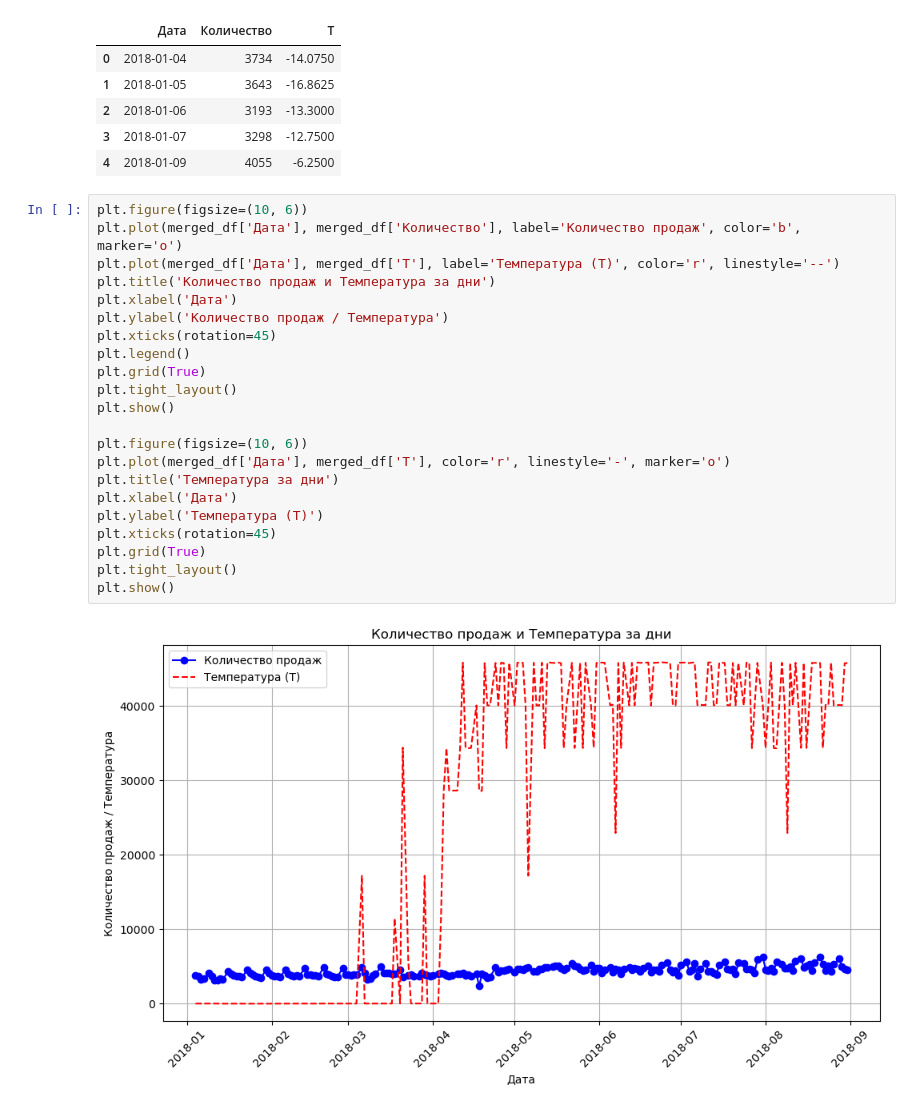
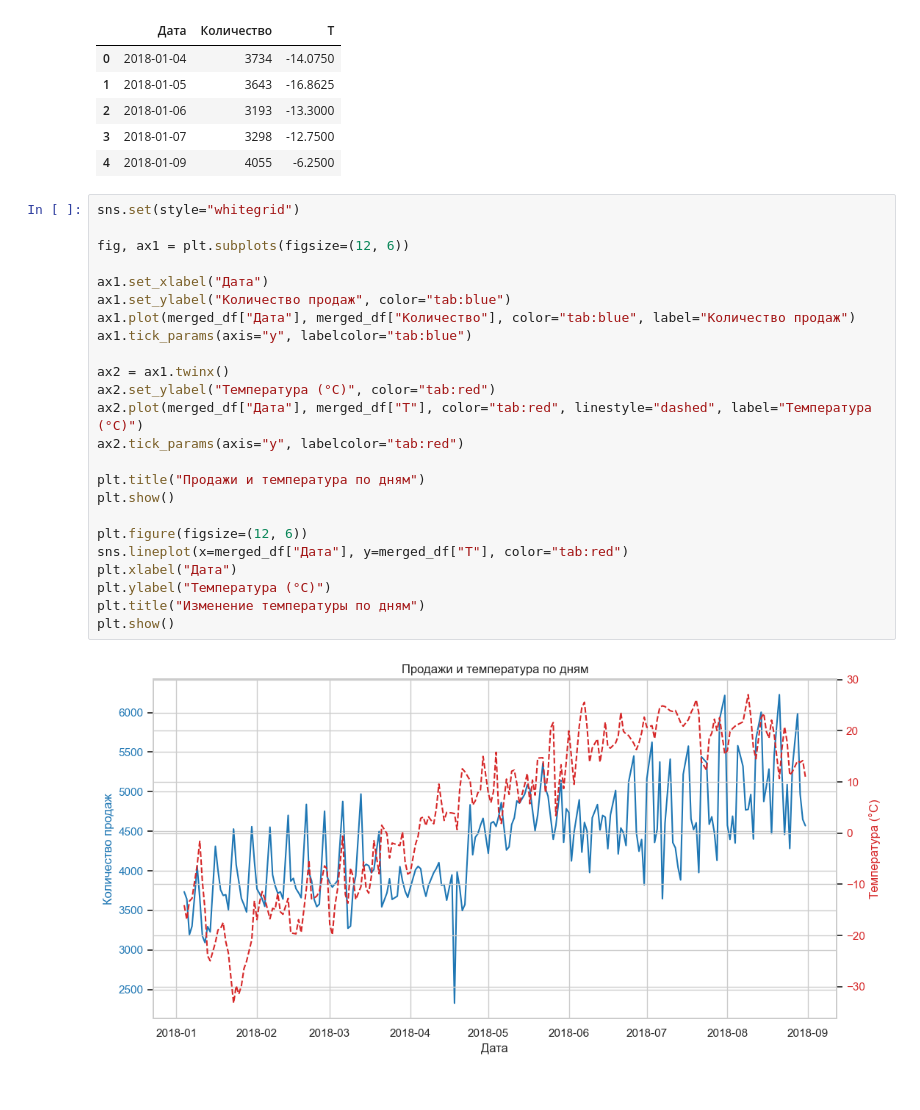
Before and after one commit to alibeksauletov/Python, a Jupyter notebook: Alibek_Блок 3.ipynb, the cells around one changed output. Saved outputs shown, nothing was run; the diff lists cells and outputs as text.

```diff
--- a/Alibek_Блок 3.ipynb
+++ b/Alibek_Блок 3.ipynb
@@ -186,26 +186,28 @@ merged_df.head()
 | 3 | 2018-01-07 | 3298 | -12.7500 |
 | 4 | 2018-01-09 | 4055 | -6.2500 |
 # %%
-plt.figure(figsize=(10, 6))
-plt.plot(merged_df['Дата'], merged_df['Количество'], label='Количество продаж', color='b', marker='o')
-plt.plot(merged_df['Дата'], merged_df['T'], label='Температура (T)', color='r', linestyle='--')
-plt.title('Количество продаж и Температура за дни')
-plt.xlabel('Дата')
-plt.ylabel('Количество продаж / Температура')
-plt.xticks(rotation=45)
-plt.legend()
-plt.grid(True)
-plt.tight_layout()
+sns.set(style="whitegrid")
+
+fig, ax1 = plt.subplots(figsize=(12, 6))
+
+ax1.set_xlabel("Дата")
+ax1.set_ylabel("Количество продаж", color="tab:blue")
+ax1.plot(merged_df["Дата"], merged_df["Количество"], color="tab:blue", label="Количество продаж")
+ax1.tick_params(axis="y", labelcolor="tab:blue")
+
+ax2 = ax1.twinx()
+ax2.set_ylabel("Температура (°C)", color="tab:red")
+ax2.plot(merged_df["Дата"], merged_df["T"], color="tab:red", linestyle="dashed", label="Температура (°C)")
+ax2.tick_params(axis="y", labelcolor="tab:red")
+
+plt.title("Продажи и температура по дням")
 plt.show()
 
-plt.figure(figsize=(10, 6))
-plt.plot(merged_df['Дата'], merged_df['T'], color='r', linestyle='-', marker='o')
-plt.title('Температура за дни')
-plt.xlabel('Дата')
-plt.ylabel('Температура (T)')
-plt.xticks(rotation=45)
-plt.grid(True)
-plt.tight_layout()
+plt.figure(figsize=(12, 6))
+sns.lineplot(x=merged_df["Дата"], y=merged_df["T"], color="tab:red")
+plt.xlabel("Дата")
+plt.ylabel("Температура (°C)")
+plt.title("Изменение температуры по дням")
 plt.show()
 # %% [output]
-[figure, old version]
+[figure, new version]
```
Also changed, not shown: parts of 2 cells of this notebook.
